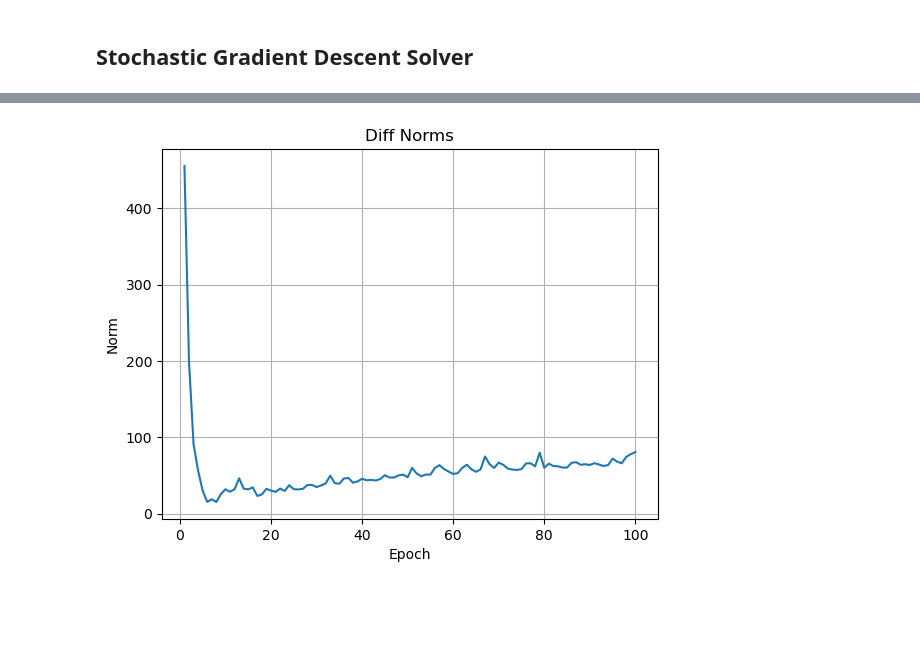
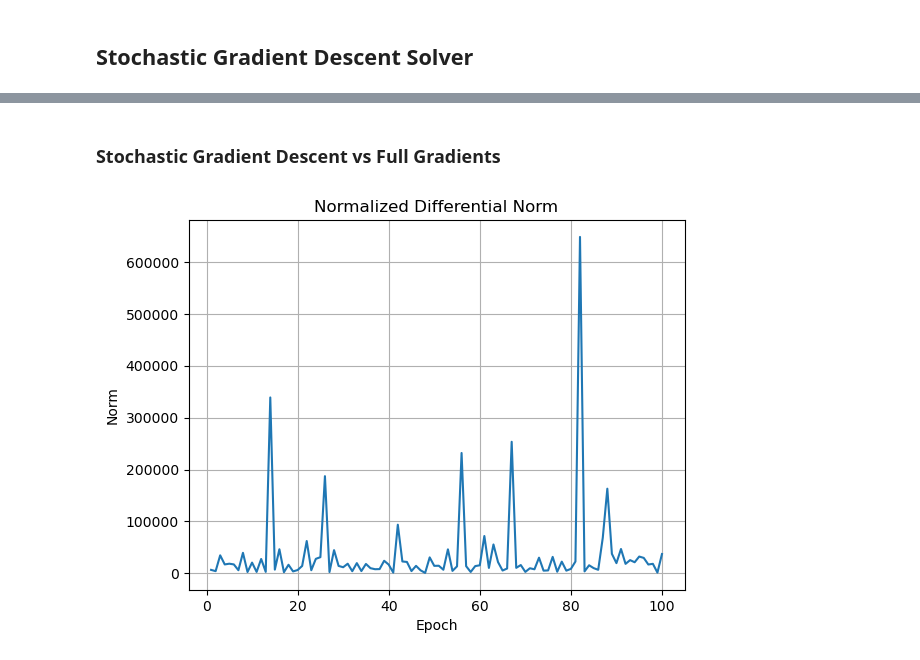
Before and after one commit to LaKrAmA95/LSR-Tensor-Ridge-Regression, a Jupyter notebook: Vector Regression Baseline/Jupyter Notebooks/HCP_Vector_Pipeline.ipynb, the cells around one changed output, grey strips where cells are left out. Cells and saved outputs as stored; diff of their text form; code cells hidden in the pictures; blank space fills up the shorter version.

```diff
--- a/Vector Regression Baseline/Jupyter Notebooks/HCP_Vector_Pipeline.ipynb
+++ b/Vector Regression Baseline/Jupyter Notebooks/HCP_Vector_Pipeline.ipynb
@@ -285,8 +265,18 @@ array([1287.4607  ,  518.4508  ,  239.81714 ,  138.39511 ,  112.41117 ,
+# %% [markdown]
+### Stochastic Gradient Descent vs Full Gradients
 # %%
-stochastic_group_size = int(len(stochastic_gradients) / epochs_ran)
+## Least Squares Term: ||XW - Y||_2^2
+## Gradient of Least Squares Term: Summation of Gradients of (<xi, w>  - yi)^2
 
+## L2 Loss Term: ||W||_2^2
+## Gradient of L2 Loss Term: 2w
+
+stochastic_group_size = int(len(stochastic_gradients) / epochs_ran) #number of gradients within a stochastic group
+
+#Store Stuff
 A = []
 A_norms = []
+A_avg = []
 
 #Iterate through Full Gradients
 for idx in range(len(full_gradients)):
@@ -298,19 +288,21 @@ for idx in range(len(full_gradients)):
     stochastic_slice = stochastic_gradients[start:end]
 
     #Compute Sum of Stochastic Gradients
-    tensor_sum = 0
+    stochastic_sum = 0
     for idx2 in range(len(stochastic_slice)):
-        tensor_sum += stochastic_slice[idx2]
+        stochastic_sum += stochastic_slice[idx2]
 
-    diff = tensor_sum - full_gradient
-    A.append(diff)
-    A_norms.append(torch.norm(diff).item())
-
-plt.plot(range(1, len(A_norms)+1), A_norms)
-plt.title('Diff Norms')
-plt.xlabel('Epoch')
-plt.ylabel('Norm')
-plt.grid(True)
-plt.show()
+    #Compute Normalized Difference
+    normalized_diff = (stochastic_sum - full_gradient) / full_gradient
+    A.append(normalized_diff)
+    A_norms.append(torch.norm(normalized_diff).item())
+    A_avg.append(torch.mean(normalized_diff))
-# %% [output]
-[figure, removed]
+# %%
+plt.plot(range(1, len(A_norms)+1), A_norms)
+plt.title('Normalized Differential Norm')
+plt.xlabel('Epoch')
+plt.ylabel('Norm')
+plt.grid(True)
+plt.show()
+# %% [output]
+[figure, added]
```
Also changed, not shown: parts of 17 cells of this notebook, 3 other files.
